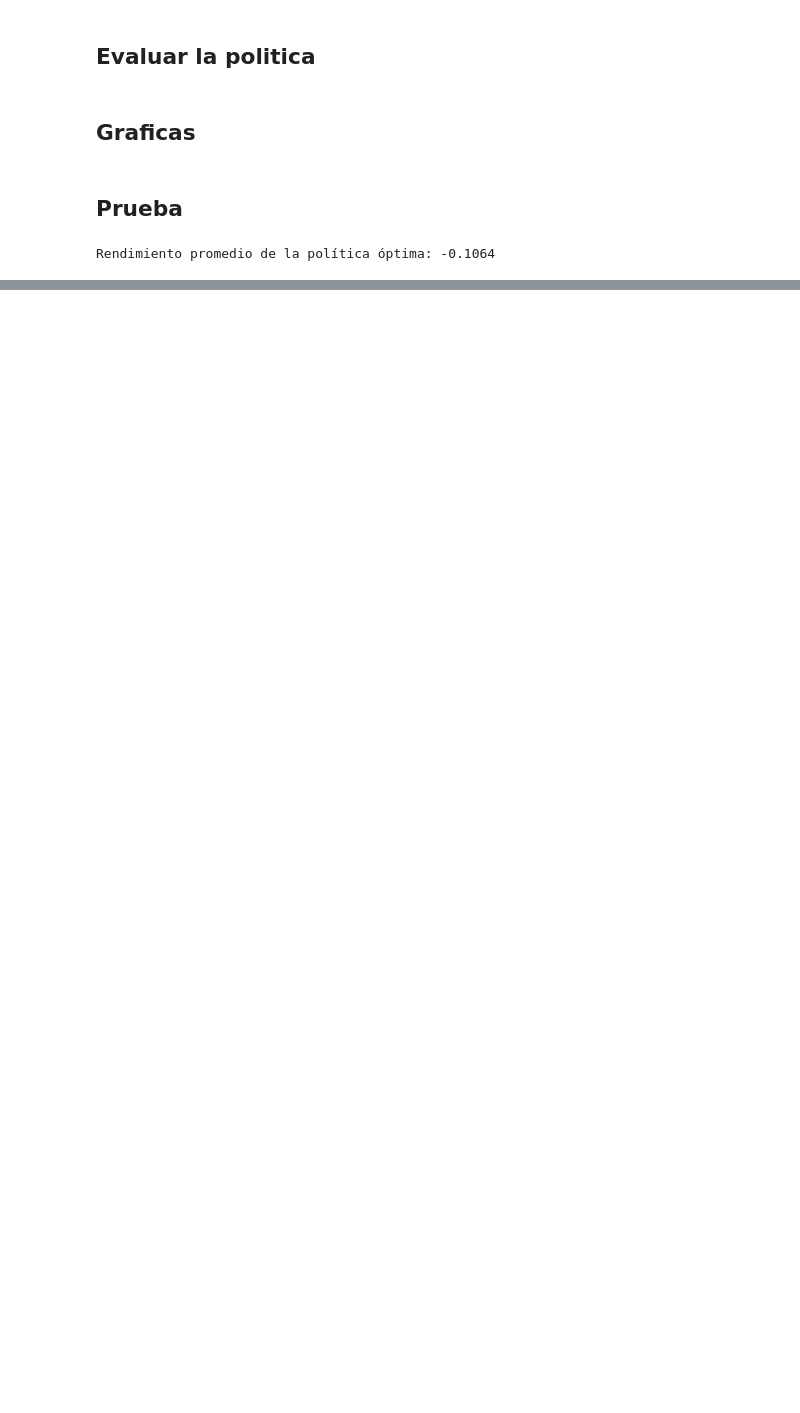
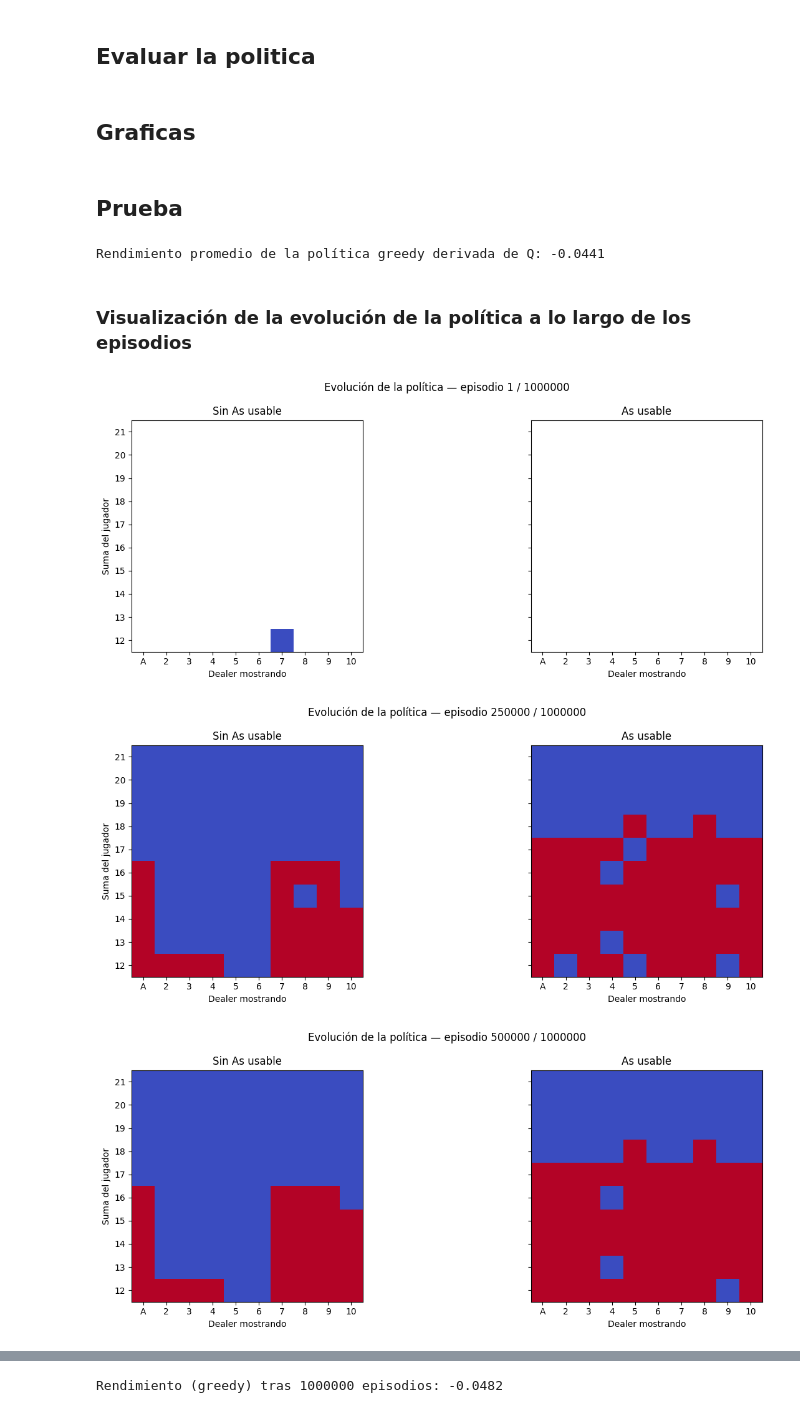
Before and after one commit to DiggsPapu/lab_5_reinforcement_learning, a Jupyter notebook: montecarlo-1.ipynb, the cells around one changed output, grey strips where cells are left out. Drawn from its saved outputs; the diff is of its cells as text; code cells hidden in the pictures; blank space fills up the shorter version.

Commit message:
feat: implementacion de epsilon-greedy e informe final

```diff
--- a/montecarlo-1.ipynb
+++ b/montecarlo-1.ipynb
@@ -93,0 +48,34 @@ def politica_greedy(Q):
+# %%
+# Política epsilon-greedy basada en Q y MC Control on-policy (primera visita)
+
+def politica_epsilon_greedy(Q, nA, epsilon: float = 0.1):
+    def policy_fn(estado):
+        # Explorar con prob epsilon o si el estado aún no tiene buen estimado
+        if np.random.rand() < epsilon or estado not in Q:
+            return random.randrange(nA)
+        return int(np.argmax(Q[estado]))
+    return policy_fn
+
+
+def estimar_Q_epsilon_greedy(env, num_episodios: int = 500000, epsilon: float = 0.1, gamma: float = 1.0):
+    nA = env.action_space.n
+    Q = defaultdict(lambda: np.zeros(nA, dtype=float))
+    # Conteos para promedio incremental por (s,a)
+    N = defaultdict(lambda: np.zeros(nA, dtype=int))
+
+    for _ in range(num_episodios):
+        politica = politica_epsilon_greedy(Q, nA, epsilon)
+        estados, acciones, recompensas = simular_episodio(env, politica)
+        # Retorno de primera visita hacia atrás
+        G = 0.0
+        visitados = set()
+        for t in reversed(range(len(estados))):
+            s, a, r = estados[t], acciones[t], recompensas[t]
+            G = gamma * G + r
+            if (s, a) in visitados:
+                continue
+            visitados.add((s, a))
+            N[s][a] += 1
+            alpha = 1.0 / N[s][a]
+            Q[s][a] += alpha * (G - Q[s][a])
+    return Q
@@ -157,14 +226,32 @@ def plot_blackjack_policy_surface(Q, usable_ace=True):
 # %% [markdown]
 ## Prueba
 # %%
-# Política inicial aleatoria
-Q = estimar_Q(env, politica_aleatoria, num_episodios=1000000)
+# Entrenar usando MC on-policy con epsilon-greedy
+Q = estimar_Q_epsilon_greedy(env, num_episodios=1000000, epsilon=0.1, gamma=1.0)
 
-# Mejor política encontrada
+# Política epsilon-greedy para actuar
+politica_eps = politica_epsilon_greedy(Q, env.action_space.n, epsilon=0.05)
 politica_optima = politica_greedy(Q)
 
-# Evaluar política
+# Evaluar política greedy derivada de Q (determinista)
 rendimiento = evaluar_politica(env, politica_optima)
-print(f"Rendimiento promedio de la política óptima: {rendimiento}")
+print(f"Rendimiento promedio de la política greedy derivada de Q: {rendimiento:.4f}")
 # %% [output]
-Rendimiento promedio de la política óptima: -0.1064
+Rendimiento promedio de la política greedy derivada de Q: -0.0441
+# %% [markdown]
+### Visualización de la evolución de la política a lo largo de los episodios
+# %%
+# Visualizar evolución de la política (máximo 5 snapshots)
+N = 1000000
+Q_snap, snapshots = estimar_Q_epsilon_greedy_con_snapshots(env, num_episodios=N, epsilon=0.1, gamma=1.0, max_snapshots=5)
+graficar_evolucion_politica(snapshots, total_episodios=N)
+
+# Mantener Q final entrenado
+Q = Q_snap
+politica_optima = politica_greedy(Q)
+rendimiento = evaluar_politica(env, politica_optima)
+print(f"Rendimiento (greedy) tras {N} episodios: {rendimiento:.4f}")
+# %% [output]
+[figure, added]
+[figure, added]
+[figure, added]
@@ -170,0 +260 @@ Rendimiento promedio de la política óptima: -0.1064
+Rendimiento (greedy) tras 1000000 episodios: -0.0482
```
Also changed, not shown: parts of 10 cells of this notebook, 1 other file.
